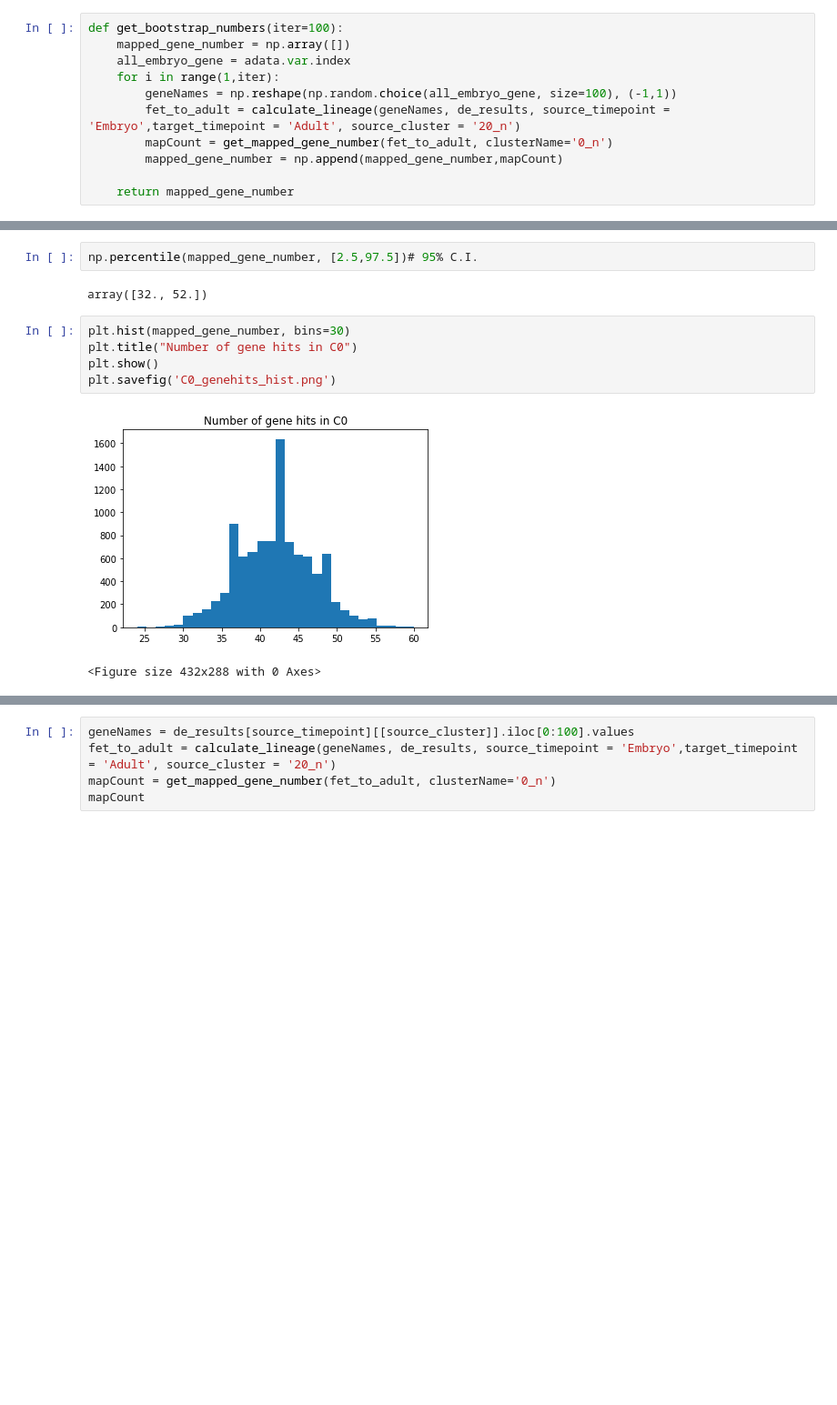
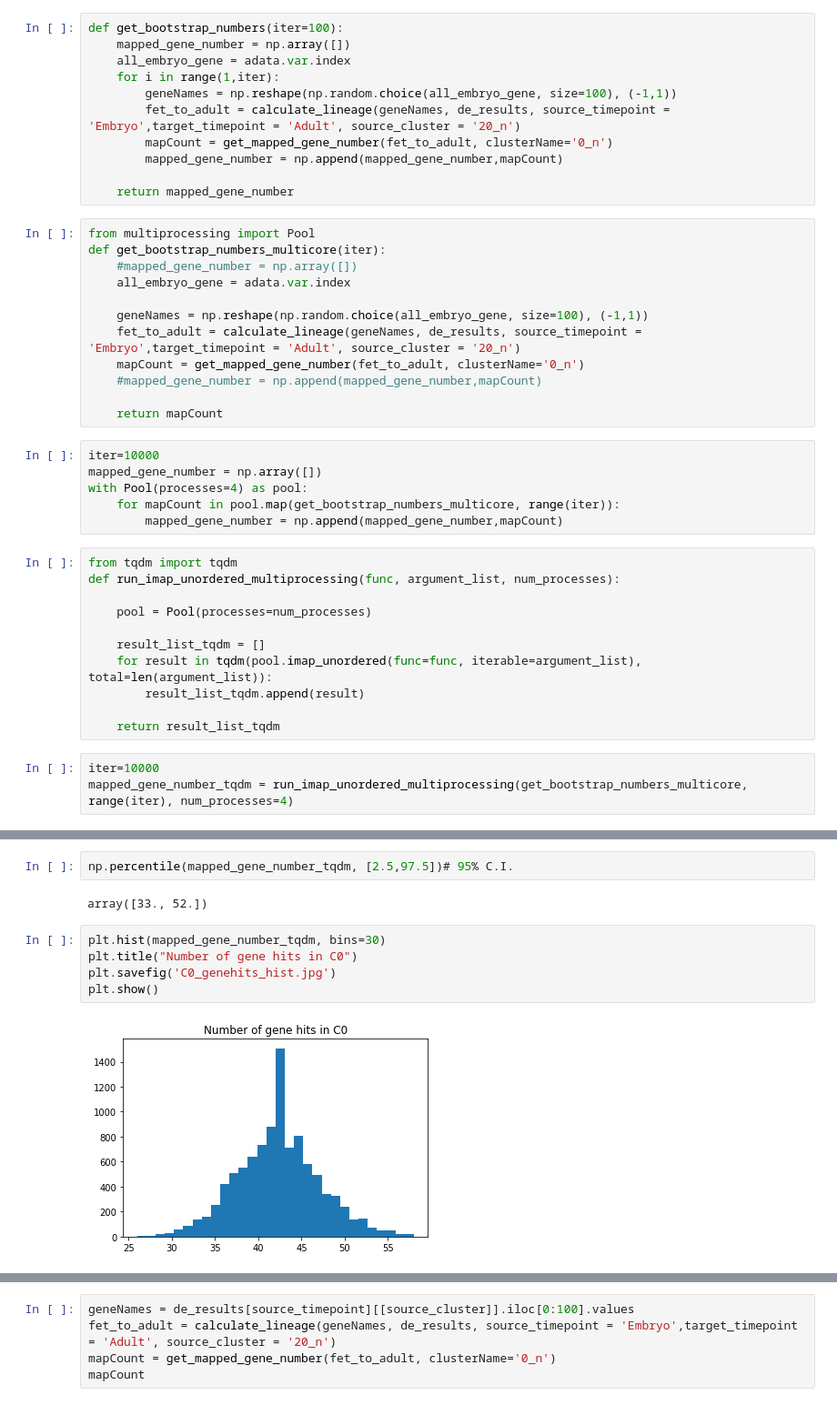
Before and after one commit to galib36/geneLineageTracing, a Jupyter notebook: LineageTracingAlgo.ipynb, the cells around one changed output, grey strips where cells are left out. Shown at 91% size. Drawn from its saved outputs; the diff is of its cells as text; blank space fills up the shorter version.

Commit message:
Multi-threaded implementation

```diff
--- a/LineageTracingAlgo.ipynb
+++ b/LineageTracingAlgo.ipynb
@@ -144,3 +144,35 @@ def get_bootstrap_numbers(iter=100):
         mapped_gene_number = np.append(mapped_gene_number,mapCount)
 
     return mapped_gene_number
+# %%
+from multiprocessing import Pool
+def get_bootstrap_numbers_multicore(iter):
+    #mapped_gene_number = np.array([])
+    all_embryo_gene = adata.var.index
+
+    geneNames = np.reshape(np.random.choice(all_embryo_gene, size=100), (-1,1))
+    fet_to_adult = calculate_lineage(geneNames, de_results, source_timepoint = 'Embryo',target_timepoint = 'Adult', source_cluster = '20_n')
+    mapCount = get_mapped_gene_number(fet_to_adult, clusterName='0_n')
+    #mapped_gene_number = np.append(mapped_gene_number,mapCount)
+
+    return mapCount
+# %%
+iter=10000
+mapped_gene_number = np.array([])
+with Pool(processes=4) as pool:
+    for mapCount in pool.map(get_bootstrap_numbers_multicore, range(iter)):
+        mapped_gene_number = np.append(mapped_gene_number,mapCount)
+# %%
+from tqdm import tqdm
+def run_imap_unordered_multiprocessing(func, argument_list, num_processes):
+
+    pool = Pool(processes=num_processes)
+
+    result_list_tqdm = []
+    for result in tqdm(pool.imap_unordered(func=func, iterable=argument_list), total=len(argument_list)):
+        result_list_tqdm.append(result)
+
+    return result_list_tqdm
+# %%
+iter=10000
+mapped_gene_number_tqdm = run_imap_unordered_multiprocessing(get_bootstrap_numbers_multicore, range(iter), num_processes=4)
@@ -161,12 +204,11 @@ print(bins)
 # %%
-np.percentile(mapped_gene_number, [2.5,97.5])# 95% C.I.
+np.percentile(mapped_gene_number_tqdm, [2.5,97.5])# 95% C.I.
 # %% [output]
-array([32., 52.])
+array([33., 52.])
 # %%
-plt.hist(mapped_gene_number, bins=30)
+plt.hist(mapped_gene_number_tqdm, bins=30)
 plt.title("Number of gene hits in C0")
+plt.savefig('C0_genehits_hist.jpg')
 plt.show()
-plt.savefig('C0_genehits_hist.png')
 # %% [output]
-[figure, old version]
+[figure, new version]
-<Figure size 432x288 with 0 Axes>
```
Also changed, not shown: parts of 6 cells of this notebook.
